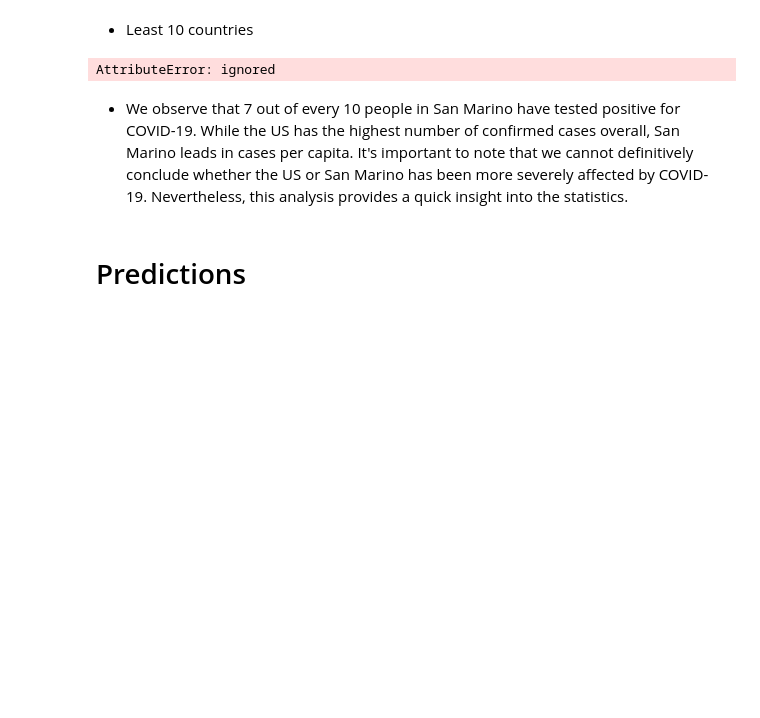
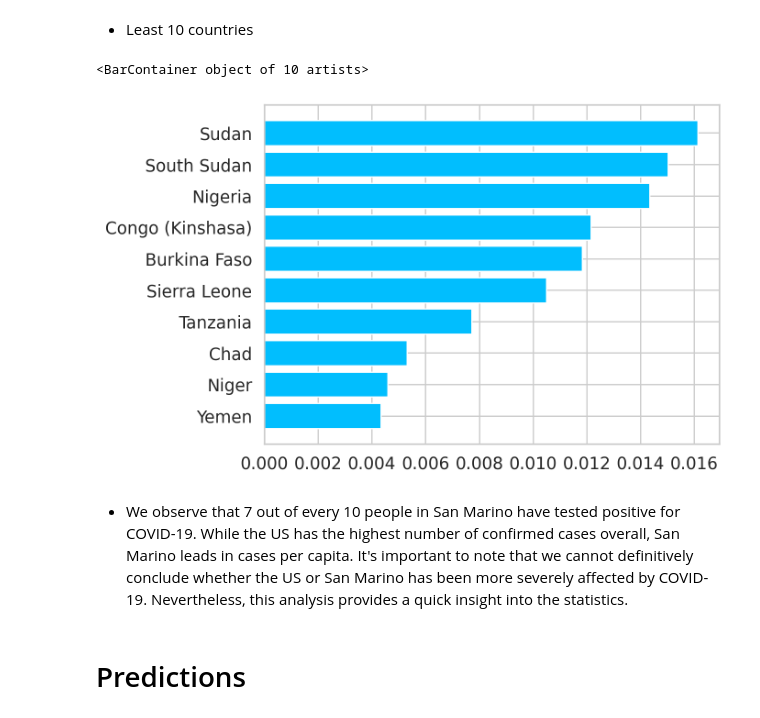
Before and after one commit to gmrwh92/covid, a Jupyter notebook: Covid19_Report.ipynb, the cells around one changed output. Cells and saved outputs as stored; diff of their text form; code cells hidden in the pictures; blank space fills up the shorter version.

```diff
--- a/Covid19_Report.ipynb
+++ b/Covid19_Report.ipynb
@@ -145,10 +247,11 @@ plt.barh(nptop.index,nptop)
 * Least 10 countries
 # %%
 ## Find least 10 countries and plot
-npsmall = np.nsmallest(10)
+npsmall = npp.nsmallest(10)
 plt.barh(npsmall.index,npsmall)
 # %% [output]
-AttributeError: ignored
+<BarContainer object of 10 artists>
+[figure, added]
 # %% [markdown]
 * We observe that 7 out of every 10 people in San Marino have tested positive for COVID-19. While the US has the highest number of confirmed cases overall, San Marino leads in cases per capita. It's important to note that we cannot definitively conclude whether the US or San Marino has been more severely affected by COVID-19. Nevertheless, this analysis provides a quick insight into the statistics.
 # %% [markdown]
```
Also changed, not shown: parts of 23 cells of this notebook.
